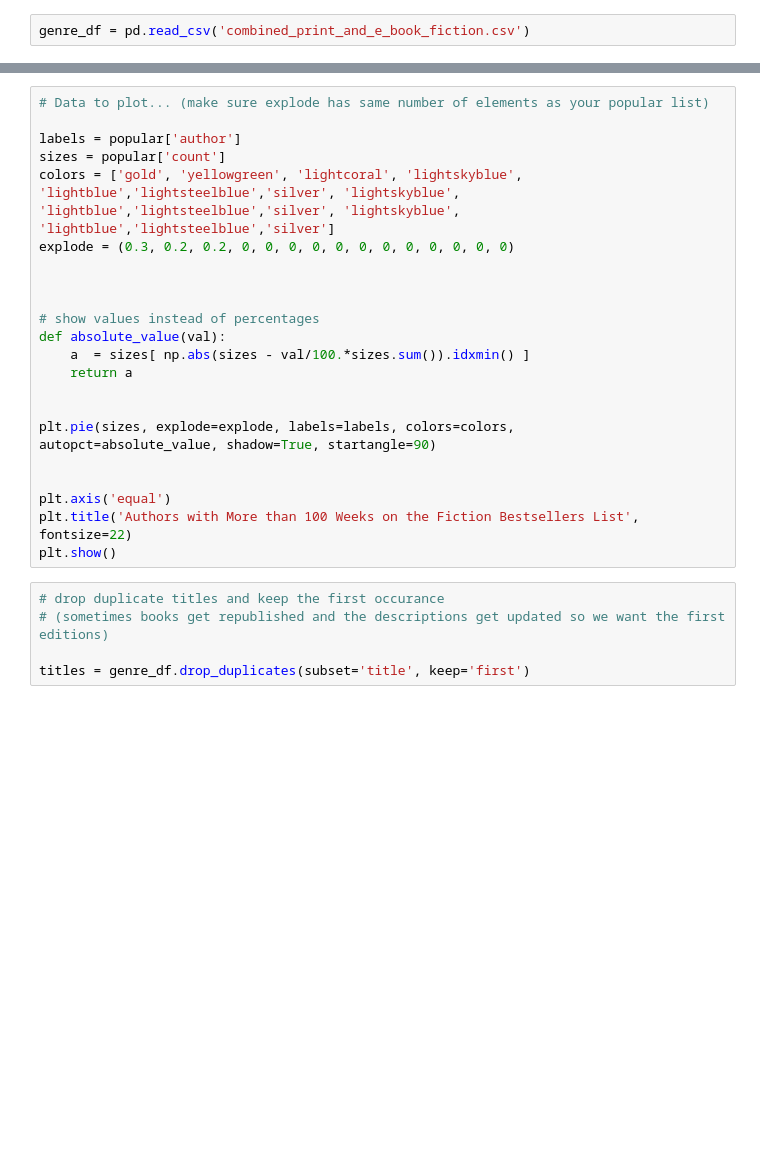
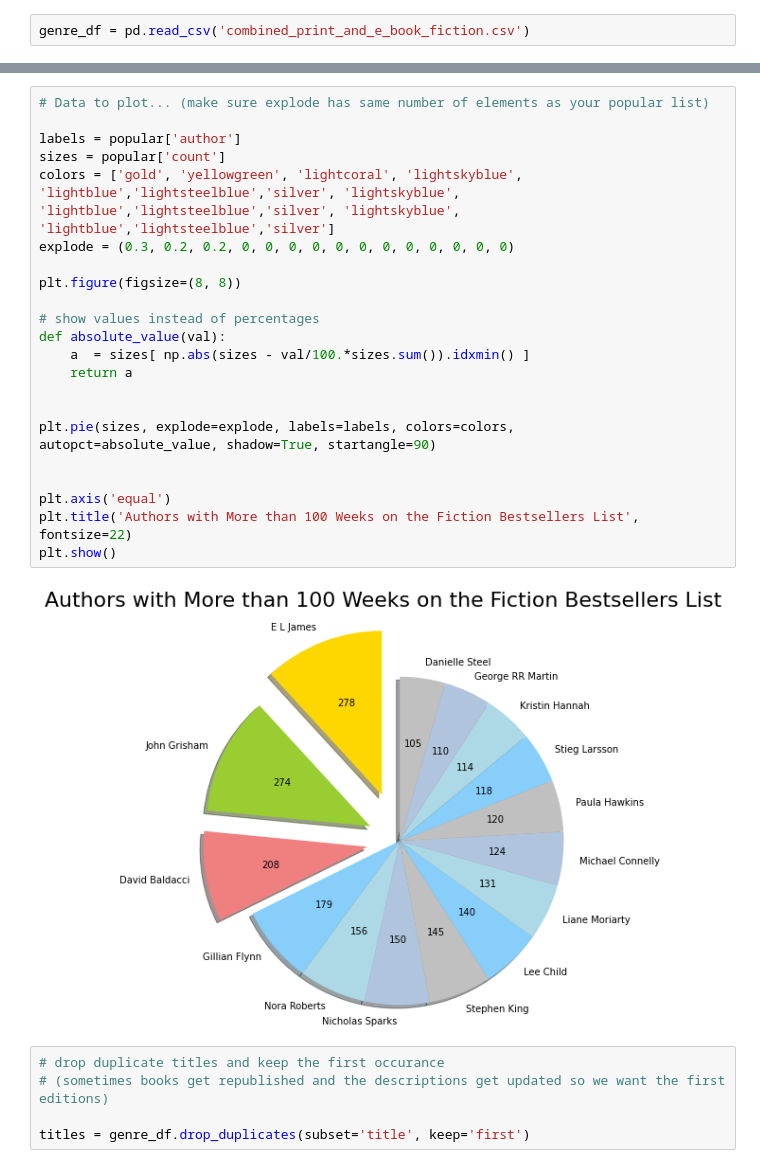
Before and after one commit to sam-brady/bestsellers-list-and-text-gen, a Jupyter notebook: NYT Combined-Print-and-E-Book-Fiction Bestsellers List .ipynb, the cells around one changed output, grey strips where cells are left out. Cells and saved outputs as stored; diff of their text form; blank space fills up the shorter version.

```diff
--- a/NYT Combined-Print-and-E-Book-Fiction Bestsellers List .ipynb
+++ b/NYT Combined-Print-and-E-Book-Fiction Bestsellers List .ipynb
@@ -189,26 +269,28 @@ popular
 # %%
 # Data to plot... (make sure explode has same number of elements as your popular list)
 
 labels = popular['author']
 sizes = popular['count']
 colors = ['gold', 'yellowgreen', 'lightcoral', 'lightskyblue', 'lightblue','lightsteelblue','silver', 'lightskyblue', 'lightblue','lightsteelblue','silver', 'lightskyblue', 'lightblue','lightsteelblue','silver']
 explode = (0.3, 0.2, 0.2, 0, 0, 0, 0, 0, 0, 0, 0, 0, 0, 0, 0)
 
-
+plt.figure(figsize=(8, 8))
 
 # show values instead of percentages
 def absolute_value(val):
     a  = sizes[ np.abs(sizes - val/100.*sizes.sum()).idxmin() ]
     return a
 
 
 plt.pie(sizes, explode=explode, labels=labels, colors=colors,
 autopct=absolute_value, shadow=True, startangle=90)
 
 
 plt.axis('equal')
 plt.title('Authors with More than 100 Weeks on the Fiction Bestsellers List', fontsize=22)
 plt.show()
+# %% [output]
+[figure, added]
 # %%
 # drop duplicate titles and keep the first occurance
 # (sometimes books get republished and the descriptions get updated so we want the first editions)
```
Also changed, not shown: parts of 23 cells of this notebook.
